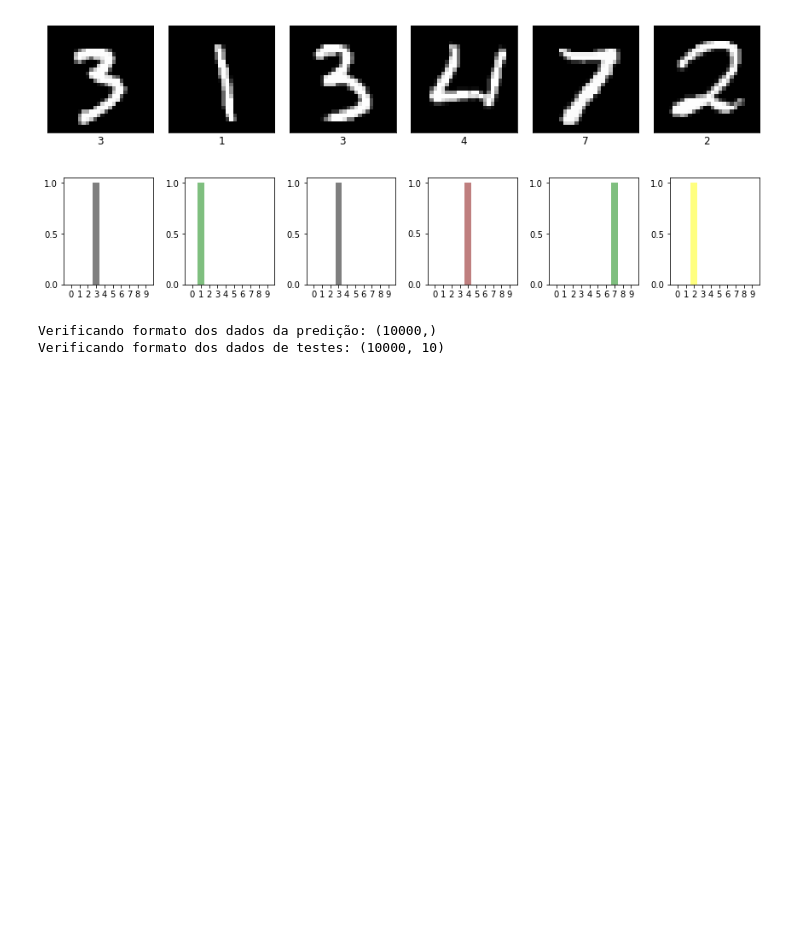
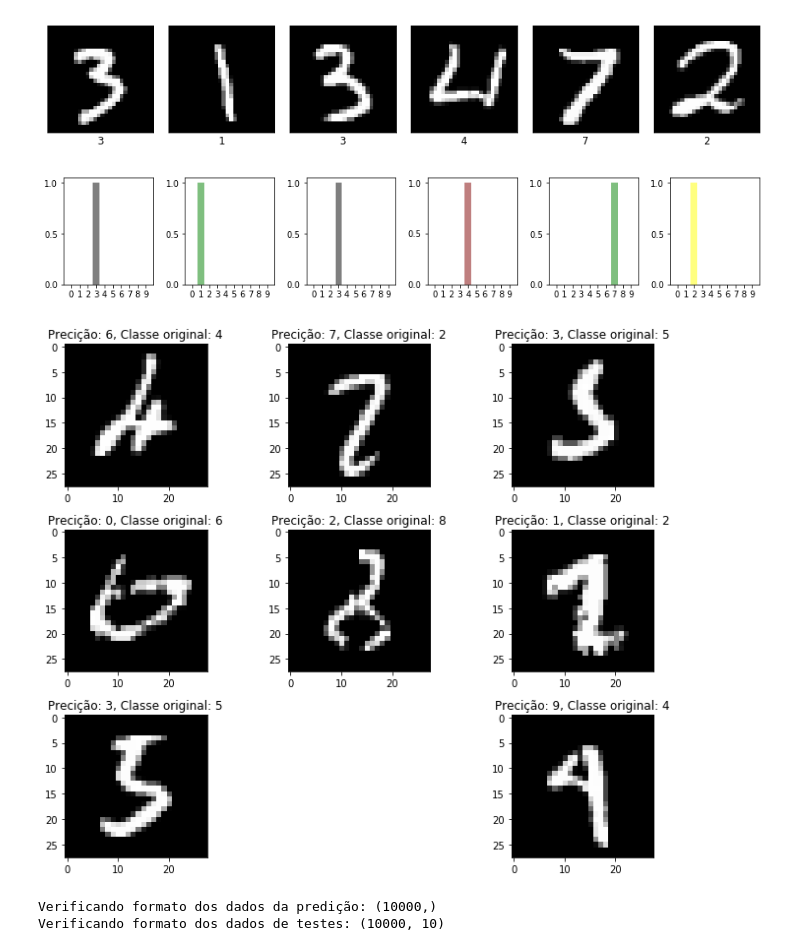
Before and after one commit to diogenesd/mnist, a Jupyter notebook: MNIST-ConvNet.ipynb, the cells around one changed output. Saved outputs shown, nothing was run; the diff lists cells and outputs as text; code cells hidden in the pictures; blank space fills up the shorter version.

Commit message:
visualizando predicoes incorretas

```diff
--- a/MNIST-ConvNet.ipynb
+++ b/MNIST-ConvNet.ipynb
@@ -649,6 +651,17 @@ plot_numeros_com_probs(0, 36, y_prob)
 [figure]
 [figure]
 [figure]
+# %%
+# Visualizando as predições incorretas
+erros = np.nonzero(predicted != y_true2)[0]
+
+for i, erros in enumerate(erros[0:9]):
+    plt.subplot(3,3,i+1)
+    plt.imshow(X_test[erros].reshape(28,28), cmap='gray', interpolation='nearest')
+    plt.title("Precição: {}, Classe original: {}".format(predicted[erros], y_true2[erros]))
+    plt.tight_layout()
+# %% [output]
+[figure, added]
 # %%
 # Função para matriz de confusão da predição
 # Referência: http://scikit-learn.org/stable/auto_examples/model_selection/plot_confusion_matrix.html
```
Also changed, not shown: parts of 2 cells of this notebook.
